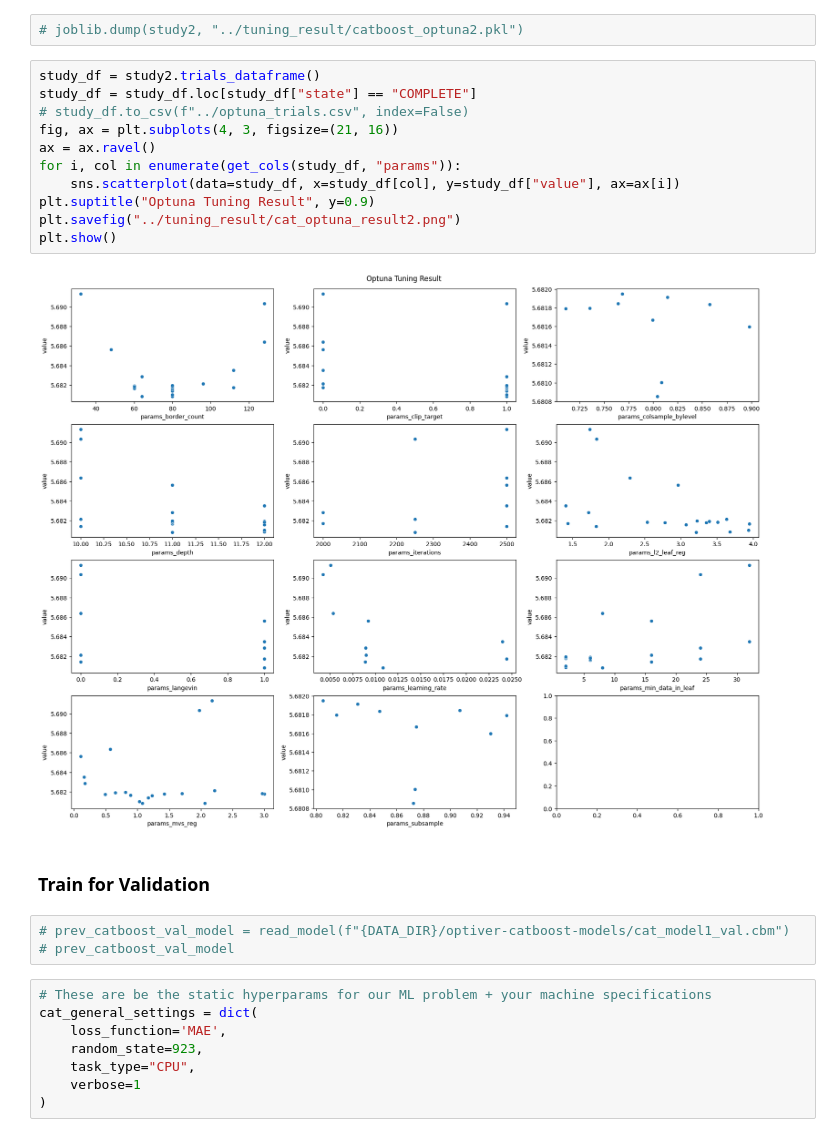
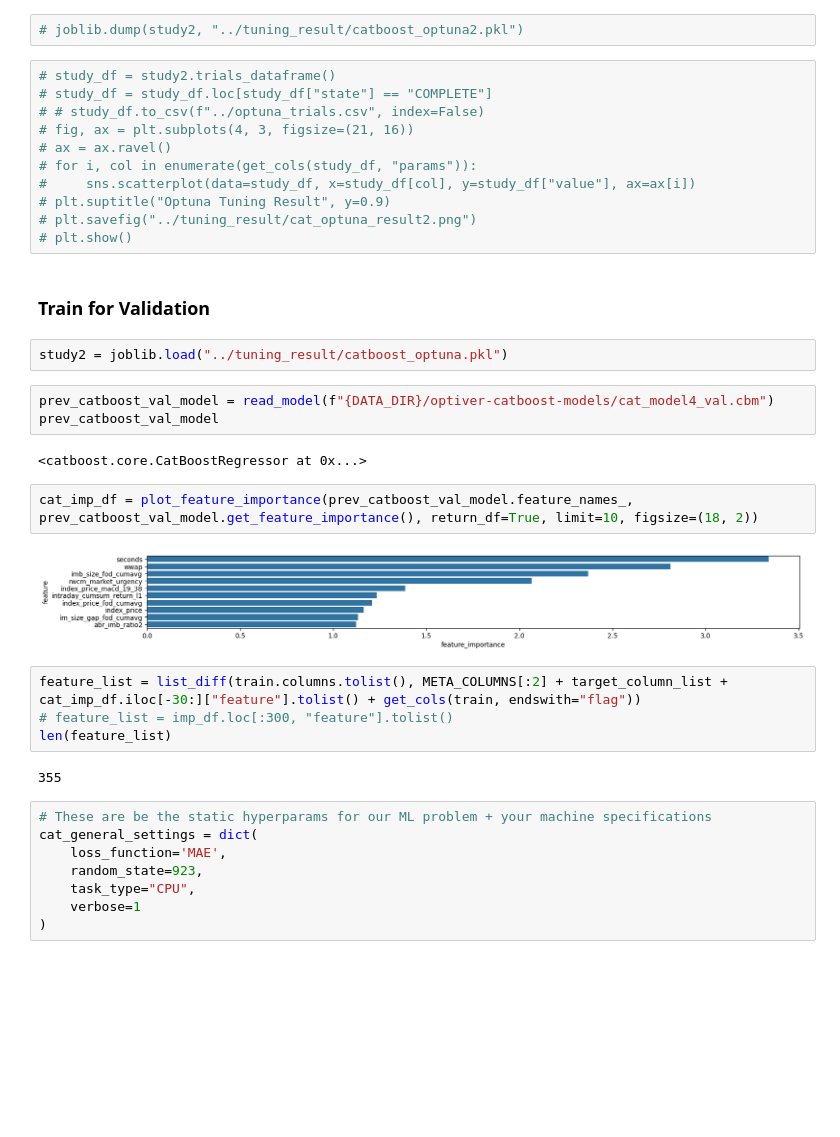
Before and after one commit to waikey-lee/kaggle-optiver-trading, a Jupyter notebook: notebooks/3.0.gradient_boosting_baseline.ipynb, the cells around one changed output. Drawn from its saved outputs; the diff is of its cells as text; blank space fills up the shorter version.

```diff
--- a/notebooks/3.0.gradient_boosting_baseline.ipynb
+++ b/notebooks/3.0.gradient_boosting_baseline.ipynb
@@ -428,23 +482,35 @@ Warning: Overfitting detector is active, thus evaluation metric is calculated on
 # %%
 # joblib.dump(study2, "../tuning_result/catboost_optuna2.pkl")
 # %%
-study_df = study2.trials_dataframe()
-study_df = study_df.loc[study_df["state"] == "COMPLETE"]
-# study_df.to_csv(f"../optuna_trials.csv", index=False)
-fig, ax = plt.subplots(4, 3, figsize=(21, 16))
-ax = ax.ravel()
-for i, col in enumerate(get_cols(study_df, "params")):
-    sns.scatterplot(data=study_df, x=study_df[col], y=study_df["value"], ax=ax[i])
-plt.suptitle("Optuna Tuning Result", y=0.9)
-plt.savefig("../tuning_result/cat_optuna_result2.png")
-plt.show()
+# study_df = study2.trials_dataframe()
+# study_df = study_df.loc[study_df["state"] == "COMPLETE"]
+# # study_df.to_csv(f"../optuna_trials.csv", index=False)
+# fig, ax = plt.subplots(4, 3, figsize=(21, 16))
+# ax = ax.ravel()
+# for i, col in enumerate(get_cols(study_df, "params")):
+#     sns.scatterplot(data=study_df, x=study_df[col], y=study_df["value"], ax=ax[i])
+# plt.suptitle("Optuna Tuning Result", y=0.9)
+# plt.savefig("../tuning_result/cat_optuna_result2.png")
+# plt.show()
-# %% [output]
-[figure, removed]
 # %% [markdown]
 ### Train for Validation
+# %%
+study2 = joblib.load("../tuning_result/catboost_optuna.pkl")
 # %%
-# prev_catboost_val_model = read_model(f"{DATA_DIR}/optiver-catboost-models/cat_model1_val.cbm")
-# prev_catboost_val_model
+prev_catboost_val_model = read_model(f"{DATA_DIR}/optiver-catboost-models/cat_model4_val.cbm")
+prev_catboost_val_model
+# %% [output]
+<catboost.core.CatBoostRegressor at 0x...>
+# %%
+cat_imp_df = plot_feature_importance(prev_catboost_val_model.feature_names_, prev_catboost_val_model.get_feature_importance(), return_df=True, limit=10, figsize=(18, 2))
+# %% [output]
+[figure, added]
+# %%
+feature_list = list_diff(train.columns.tolist(), META_COLUMNS[:2] + target_column_list + cat_imp_df.iloc[-30:]["feature"].tolist() + get_cols(train, endswith="flag"))
+# feature_list = imp_df.loc[:300, "feature"].tolist()
+len(feature_list)
+# %% [output]
+355
 # %%
 # These are be the static hyperparams for our ML problem + your machine specifications
 cat_general_settings = dict(
```
Also changed, not shown: parts of 58 cells of this notebook.
